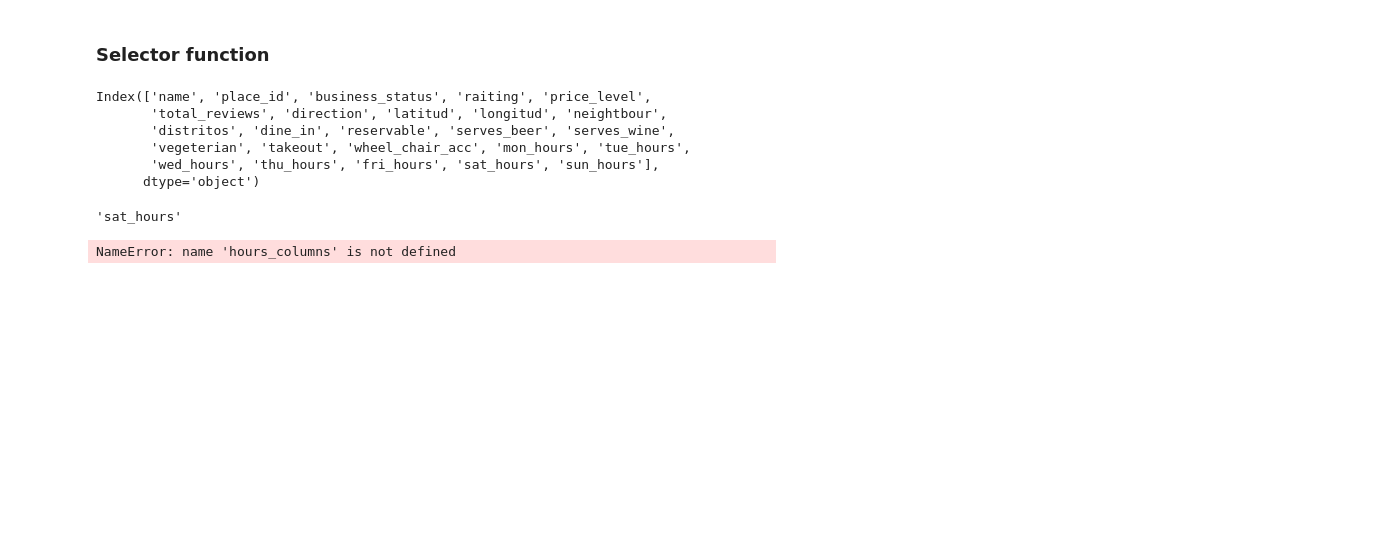
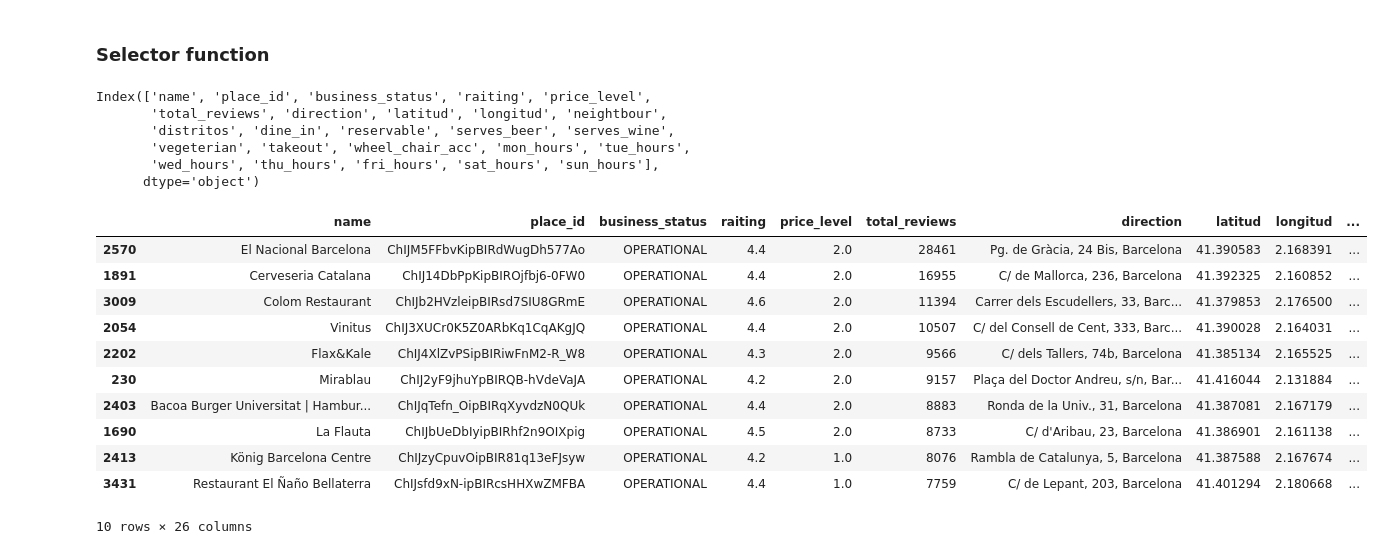
Before and after one commit to augustomues/Search-Restaurants, a Jupyter notebook: main.ipynb, the cells around one changed output. Cells and saved outputs as stored; diff of their text form; code cells hidden in the pictures; blank space fills up the shorter version.

```diff
--- a/main.ipynb
+++ b/main.ipynb
@@ -458,9 +458,9 @@ Index(['name', 'place_id', 'business_status', 'raiting', 'price_level',
       dtype='object')
 # %%
 def restaurant_selector(df, raiting=None, min_price=None, max_price=None, total_reviews=None,
-                        neightbour=None, district=None, dine_in=None, reservable=None,
+                        neightbour=None, district=None, dine_in=1, reservable=None,
                         serves_beer=None, serves_wine=None, vegetarian=None, takeout=None,
-                        wheelchair_accessible=None, day=None, time=None):
+                        wheelchair_accessible=None, day=None, time=None, sorter=None, limit=10):
 
     days = {'Monday': 'mon_hours'
             ,'Tuesday': 'tue_hours'
@@ -468,6 +468,11 @@ def restaurant_selector(df, raiting=None, min_price=None, max_price=None, total_
             ,'Thursday': 'tue_hours'
             ,'Friday': 'fri_hours'
             ,'Saturday': 'sat_hours'}
+
+    sorter_ord = {'total_reviews': False
+            , 'raiting': False
+            , 'price_level': True}
+
     if raiting is not None:
         df = df[df['raiting'] >= raiting]
     if min_price is not None:
@@ -499,22 +504,25 @@ def restaurant_selector(df, raiting=None, min_price=None, max_price=None, total_
         df = df[df[hours_column].apply(lambda x: x != ['Closed'] if isinstance(x, list) else True)]
     if time is not None:
         if day is None:
-            return KeyError, 'Invalid hour. If an hour is passed, a day must be passed as well'
+            raise KeyError('Invalid hour. If an hour is passed, a day must be passed as well')
         else:
-            df = df[time in df[hours_columns]]
-    return df
+            df = df[df.apply(lambda row: isinstance(row[days[day]], np.ndarray) and time in row[days[day]] if day and days.get(day) else False, axis=1)]
+    df = df.sort_values(by=sorter, ascending=sorter_ord[sorter])
+
+    return df.head(limit)
-# %%
-days = {'Monday': 'mon_hours'
-            ,'Tuesday': 'tue_hours'
-            ,'Wednesday': 'wed_hours'
-            ,'Thursday': 'tue_hours'
-            ,'Friday': 'fri_hours'
-            ,'Saturday': 'sat_hours'}
-
-days['Saturday']
-# %% [output]
-'sat_hours'
-# %%
-restaurant_selector(df, day='Saturday', time=18)
-# %% [output]
-NameError: name 'hours_columns' is not defined
+# %%
+res = restaurant_selector(df, day='Monday', time=18, raiting=4.2, total_reviews=1000, sorter='total_reviews')
+res
+# %% [output]
+|  | name | place_id | business_status | raiting | price_level | total_reviews | direction | latitud | longitud | ... |
+| 2570 | El Nacional Barcelona | ChIJM5FFbvKipBIRdWugDh577Ao | OPERATIONAL | 4.4 | 2.0 | 28461 | Pg. de Gràcia, 24 Bis, Barcelona | 41.390583 | 2.168391 | ... |
+| 1891 | Cerveseria Catalana | ChIJ14DbPpKipBIROjfbj6-0FW0 | OPERATIONAL | 4.4 | 2.0 | 16955 | C/ de Mallorca, 236, Barcelona | 41.392325 | 2.160852 | ... |
+| 3009 | Colom Restaurant | ChIJb2HVzleipBIRsd7SIU8GRmE | OPERATIONAL | 4.6 | 2.0 | 11394 | Carrer dels Escudellers, 33, Barc... | 41.379853 | 2.176500 | ... |
+| 2054 | Vinitus | ChIJ3XUCr0K5Z0ARbKq1CqAKgJQ | OPERATIONAL | 4.4 | 2.0 | 10507 | C/ del Consell de Cent, 333, Barc... | 41.390028 | 2.164031 | ... |
+| 2202 | Flax&Kale | ChIJ4XlZvPSipBIRiwFnM2-R_W8 | OPERATIONAL | 4.3 | 2.0 | 9566 | C/ dels Tallers, 74b, Barcelona | 41.385134 | 2.165525 | ... |
+| 230 | Mirablau | ChIJ2yF9jhuYpBIRQB-hVdeVaJA | OPERATIONAL | 4.2 | 2.0 | 9157 | Plaça del Doctor Andreu, s/n, Bar... | 41.416044 | 2.131884 | ... |
+| 2403 | Bacoa Burger Universitat | Hambur... | ChIJqTefn_OipBIRqXyvdzN0QUk | OPERATIONAL | 4.4 | 2.0 | 8883 | Ronda de la Univ., 31, Barcelona | 41.387081 | 2.167179 | ... |
+| 1690 | La Flauta | ChIJbUeDbIyipBIRhf2n9OIXpig | OPERATIONAL | 4.5 | 2.0 | 8733 | C/ d'Aribau, 23, Barcelona | 41.386901 | 2.161138 | ... |
+| 2413 | König Barcelona Centre | ChIJzyCpuvOipBIR81q13eFJsyw | OPERATIONAL | 4.2 | 1.0 | 8076 | Rambla de Catalunya, 5, Barcelona | 41.387588 | 2.167674 | ... |
+| 3431 | Restaurant El Ñaño Bellaterra | ChIJsfd9xN-ipBIRcsHHXwZMFBA | OPERATIONAL | 4.4 | 1.0 | 7759 | C/ de Lepant, 203, Barcelona | 41.401294 | 2.180668 | ... |
+10 rows × 26 columns
```
